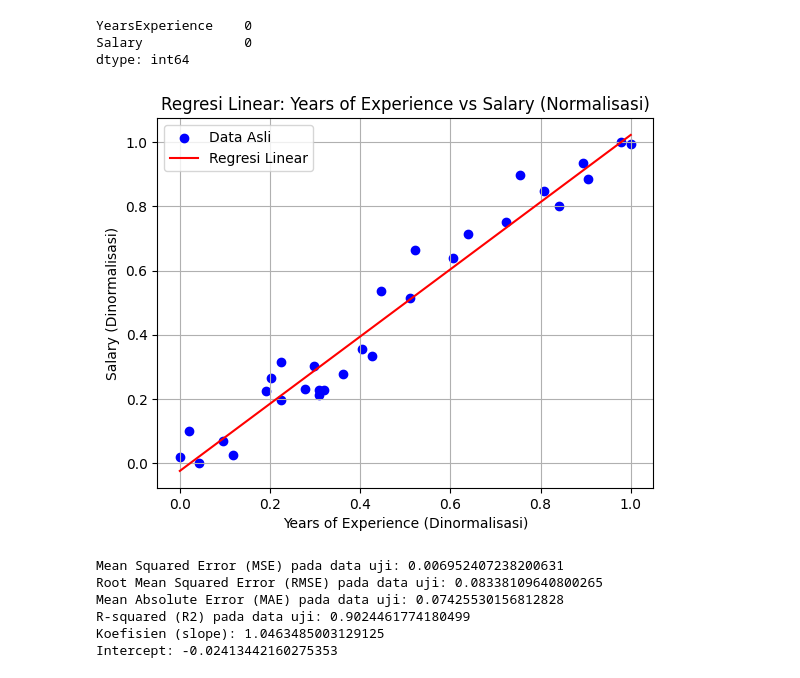
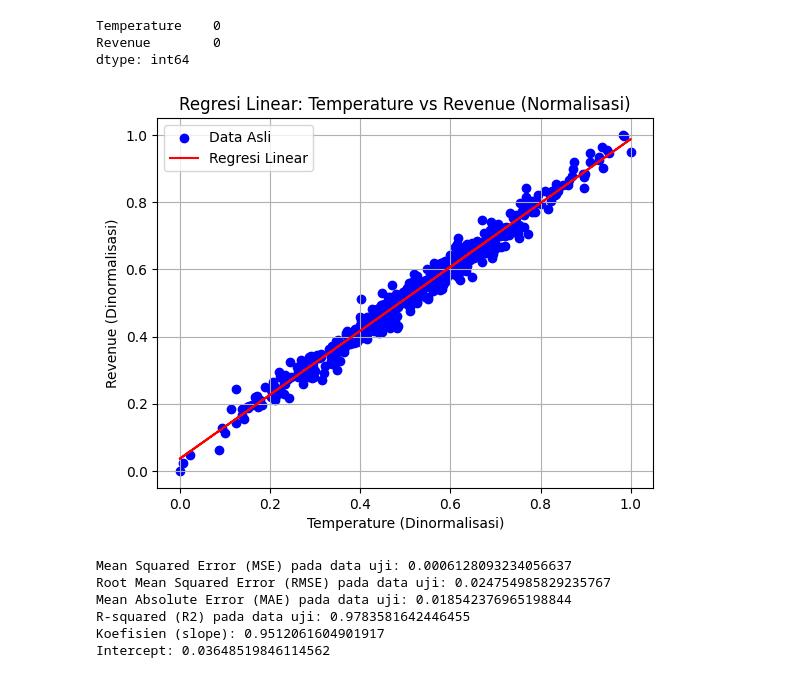
Before and after one commit to izamrosiawan/ss-code-semester-3, a Jupyter notebook: infrastruktur-dan-platform-untuk-sains-data/minggu-6/praktikum 4 regresi linear.ipynb, the cells around one changed output. Cells and saved outputs as stored; diff of their text form; code cells hidden in the pictures.

```diff
--- a/infrastruktur-dan-platform-untuk-sains-data/minggu-6/praktikum 4 regresi linear.ipynb
+++ b/infrastruktur-dan-platform-untuk-sains-data/minggu-6/praktikum 4 regresi linear.ipynb
@@ -7,6 +7,6 @@ from sklearn.model_selection import train_test_split
 from sklearn.linear_model import LinearRegression
 from sklearn.metrics import mean_squared_error, r2_score, mean_absolute_error
 # %%
-df= pd.read_csv('Salary_dataset.csv')
+df= pd.read_csv('IceCreamData.csv')
 df
 # %% [output]
@@ -36,5 +32,5 @@ Salary             0
 dtype: int64
 # %%
-df= df.drop('Unnamed: 0', axis=1)
+df= df.drop('Unnamed: 2', axis=1)
 df
 # %% [output]
@@ -58,3 +56,5 @@ df
+# %%
+df = df.dropna()
 # %%
 df.isnull().sum()
 # %% [output]
@@ -128,8 +128,8 @@ for col in cols:
 # %%
 df.isnull().sum()
 # %% [output]
-YearsExperience    0
-Salary             0
+Temperature    0
+Revenue        0
 dtype: int64
 # %%
 from sklearn.preprocessing import MinMaxScaler
@@ -137,11 +137,11 @@ from sklearn.preprocessing import MinMaxScaler
 # Normalisasi menggunakan Min-Max Scaler
 scaler = MinMaxScaler()
 df_normalized = df.copy()
-df_normalized[['YearsExperience', 'Salary']] = scaler.fit_transform(df[['YearsExperience', 'Salary']])
+df_normalized[['Temperature', 'Revenue']] = scaler.fit_transform(df[['Temperature', 'Revenue']])
 
 # Memisahkan fitur dan target
-X = df_normalized[['YearsExperience']].values  # Fitur
-y = df_normalized['Salary'].values  # Target
+X = df_normalized[['Temperature']].values  # Fitur
+y = df_normalized['Revenue'].values  # Target
 
 # Membagi dataset menjadi data latih dan uji
 X_train, X_test, y_train, y_test = train_test_split(X, y, test_size=0.2, random_state=42)
@@ -149,43 +149,43 @@ X_train, X_test, y_train, y_test = train_test_split(X, y, test_size=0.2, random_
 # Membuat model regresi linear
 model_linear = LinearRegression()
 
 # Melatih model
 model_linear.fit(X_train, y_train)
 
 # Prediksi pada data uji
 y_pred_test = model_linear.predict(X_test)
 
 # Visualisasi hasil regresi linear pada seluruh dataset
 plt.scatter(X, y, color='blue', label='Data Asli')
 plt.plot(X, model_linear.predict(X), color='red', label='Regresi Linear')
-plt.title('Regresi Linear: Years of Experience vs Salary (Normalisasi)')
-plt.xlabel('Years of Experience (Dinormalisasi)')
-plt.ylabel('Salary (Dinormalisasi)')
+plt.title('Regresi Linear: Temperature vs Revenue (Normalisasi)')
+plt.xlabel('Temperature (Dinormalisasi)')
+plt.ylabel('Revenue (Dinormalisasi)')
 plt.legend()
 plt.grid(True)
 plt.show()
 
 # Evaluasi model
 mse = mean_squared_error(y_test, y_pred_test)  # Mean Squared Error
 rmse = np.sqrt(mse)   # Root Mean Squared Error
 mae = mean_absolute_error(y_test, y_pred_test)  # Mean Absolute Error
 r2 = r2_score(y_test, y_pred_test)   # R-squared
 
 # Output hasil
 print("Mean Squared Error (MSE) pada data uji:", mse)
 print("Root Mean Squared Error (RMSE) pada data uji:", rmse)
 print("Mean Absolute Error (MAE) pada data uji:", mae)
 print("R-squared (R2) pada data uji:", r2)
 print("Koefisien (slope):", model_linear.coef_[0])
 print("Intercept:", model_linear.intercept_)
 # %% [output]
-[figure, old version]
+[figure, new version]
-Mean Squared Error (MSE) pada data uji: 0.006952407238200631
-Root Mean Squared Error (RMSE) pada data uji: 0.08338109640800265
-Mean Absolute Error (MAE) pada data uji: 0.07425530156812828
-R-squared (R2) pada data uji: 0.9024461774180499
-Koefisien (slope): 1.0463485003129125
-Intercept: -0.02413442160275353
+Mean Squared Error (MSE) pada data uji: 0.0006128093234056637
+Root Mean Squared Error (RMSE) pada data uji: 0.024754985829235767
+Mean Absolute Error (MAE) pada data uji: 0.018542376965198844
+R-squared (R2) pada data uji: 0.9783581642446455
+Koefisien (slope): 0.9512061604901917
+Intercept: 0.03648519846114562
 # %%
 from sklearn.preprocessing import StandardScaler
 
```
Also changed, not shown: parts of 21 cells of this notebook, 4 other files.
